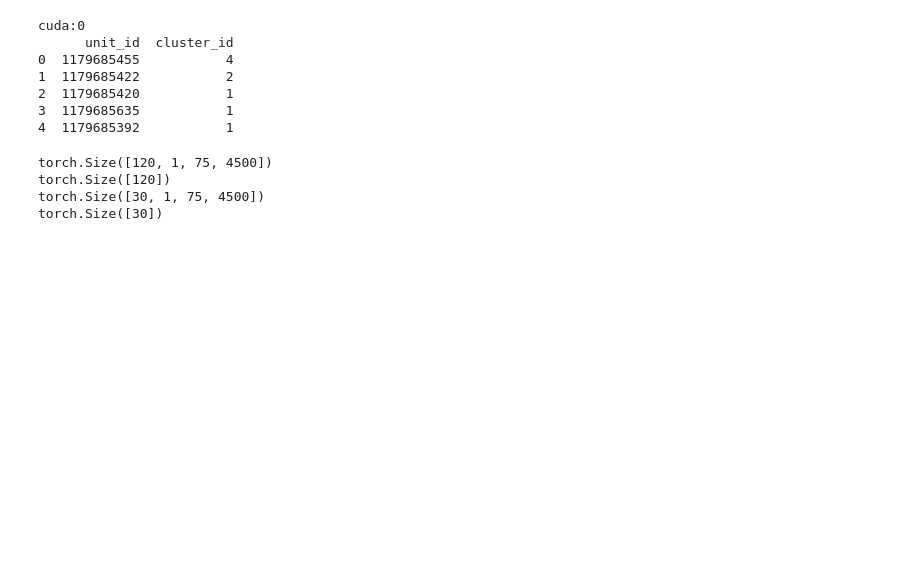
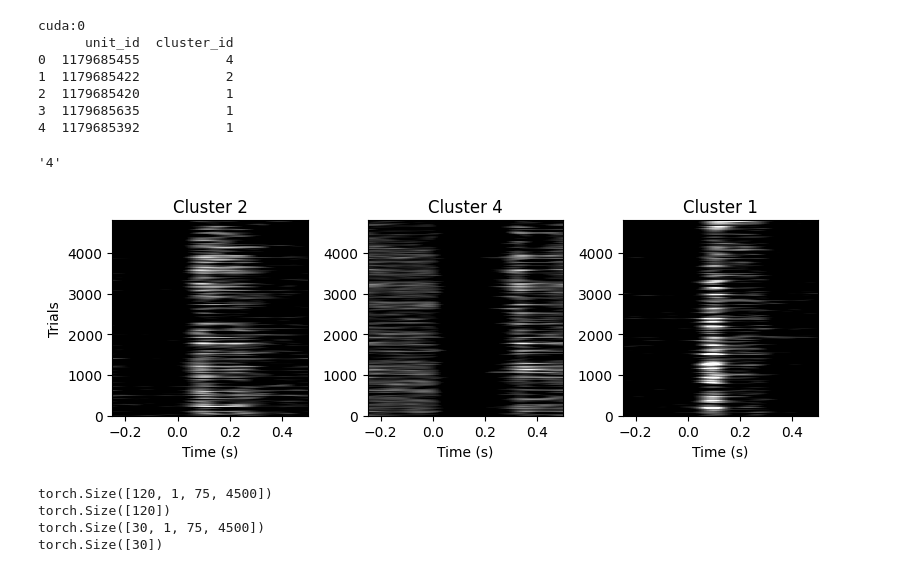
Before and after one commit to nnitzan01/vis_clusters, a Jupyter notebook: ClassifyVisClusters.ipynb, the cells around one changed output. Saved outputs shown, nothing was run; the diff lists cells and outputs as text; code cells hidden in the pictures; blank space fills up the shorter version.

Commit message:
added raster plots

```diff
--- a/ClassifyVisClusters.ipynb
+++ b/ClassifyVisClusters.ipynb
@@ -67,6 +67,34 @@ win = [-.25, .5]
 
 spkMat, timestamps = getSpkMat(spike_times, df_ses.unit_id, start, stop,bin_size, sigma)
 Data, t = getSnippets(win, spkMat, timestamps, stimSt)
+# %%
+str(labels[4])
+# %% [output]
+'4'
+# %%
+# plot 3 random rasters
+fig, axs = plt.subplots(1, 3, figsize=(8, 8))
+
+axs[0].imshow(Data[38,0,:,:].T, aspect='auto', cmap='gray', extent=[win[0], win[1], 0, Data[0].shape[2]], vmin=0, vmax=2)
+axs[0].set_aspect(1.0/axs[0].get_data_ratio(), adjustable='box')
+axs[0].set_title('Cluster ' + str(labels[38] + 1))
+axs[0].set_ylabel('Trials')
+axs[0].set_xlabel('Time (s)')
+
+axs[1].imshow(Data[6,0,:,:].T, aspect='auto', cmap='gray', extent=[win[0], win[1], 0, Data[0].shape[2]], vmin=0, vmax=2)
+axs[1].set_aspect(1.0/axs[0].get_data_ratio(), adjustable='box')
+axs[1].set_title('Cluster ' + str(labels[6] + 1))
+axs[1].set_xlabel('Time (s)')
+
+axs[2].imshow(Data[17,0,:,:].T, aspect='auto', cmap='gray', extent=[win[0], win[1], 0, Data[0].shape[2]], vmin=0, vmax=2)
+axs[2].set_aspect(1.0/axs[0].get_data_ratio(), adjustable='box')
+axs[2].set_title('Cluster ' + str(labels[17] + 1))
+axs[2].set_xlabel('Time (s)')
+
+plt.tight_layout()
+plt.show()
+# %% [output]
+[figure, added]
 # %%
 # split data into training and testing sets and create data loaders
 train_loader,test_loader = getDataLoaders(Data,labels)
```
Also changed, not shown: parts of 1 cell of this notebook.
